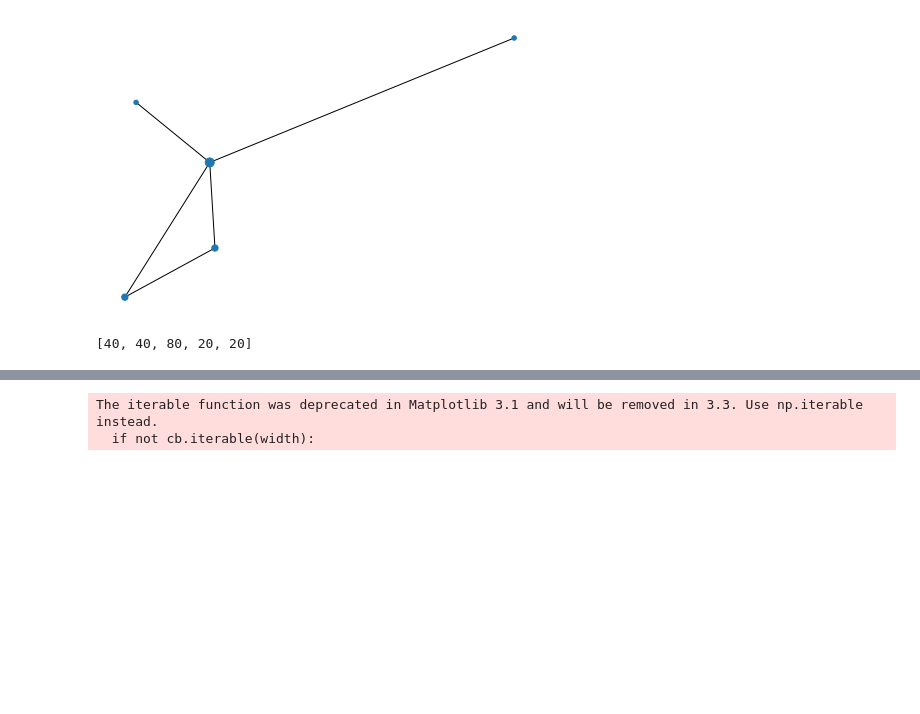
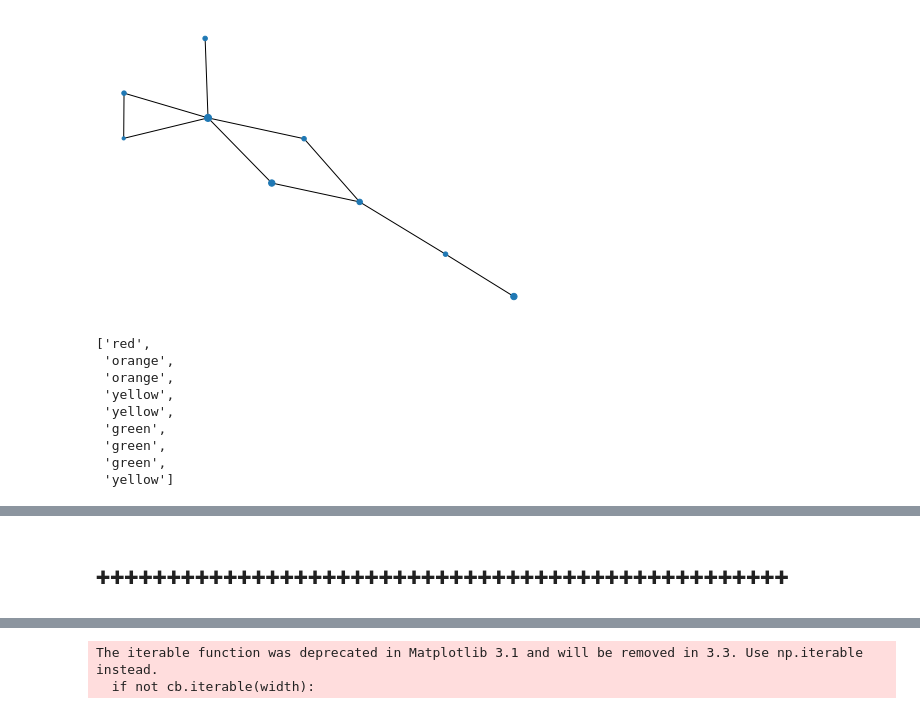
Before and after one commit to edwardchalstrey1/bokehfun, a Jupyter notebook: Network testing.ipynb, the cells around one changed output, grey strips where cells are left out. Saved outputs shown, nothing was run; the diff lists cells and outputs as text; code cells hidden in the pictures; blank space fills up the shorter version.

Commit message:
added type

```diff
--- a/Network testing.ipynb
+++ b/Network testing.ipynb
@@ -33,19 +33,3 @@ output_notebook()
 [interactive output not drawn]
 Loading BokehJS ...
 [interactive output not drawn]
-# %%
-G = nx.Graph()
-G.add_nodes_from([1,2,3,4,5], demand=10)
-G.add_edges_from([(1,2,{'weight':8}),(1,3,{'weight':7}),(2,3,{'weight':2}),(3,4,{'weight':12}),(3,5,{'weight':1})])
-# %%
-d = dict(G.degree)
-
-sizes = [v*20 for v in d.values()]
-
-nx.draw(G, nodelist=d.keys(), node_size=sizes)
-# %% [output]
-[figure, removed]
-# %%
-sizes
-# %% [output]
-[40, 40, 80, 20, 20]
@@ -52,3 +102,48 @@ sizes
+# %%
+def create_network(nodes):
+    G = nx.Graph()
+    for node in nodes:
+        G.add_node(node["id"], node_type=node["type"], demand=node["demand"][0], pol=node["pol"])
+        for edge in node["edges"]:
+            G.add_edge(node["id"], edge)
+    return G
+
+def color_picker(pollution_level):
+    if pollution_level == 0:
+        return "green"
+    elif pollution_level == 1:
+        return "yellow"
+    elif pollution_level == 2:
+        return "orange"
+    elif pollution_level == 3:
+        return "red"
+    else:
+        return "black"
+# %%
+test_graph = create_network(nodes)
+node_sizes = []
+node_ids = []
+for node in nodes:
+    node_ids.append(node["id"])
+    node_sizes.append(node["demand"][0] * 10)
+nx.draw(test_graph, nodelist=node_ids, node_size=node_sizes)
+# %% [output]
+[figure, added]
+# %%
+colors = []
+for node in nodes:
+    colors.append(color_picker(node["pol"][2]))
+colors
+# %% [output]
+['red',
+ 'orange',
+ 'orange',
+ 'yellow',
+ 'yellow',
+ 'green',
+ 'green',
+ 'green',
+ 'yellow']
 # %%
 # We could use figure here but don't want all the axes and titles
 plot = Plot(x_range=Range1d(-4, 4), y_range=Range1d(-4 ,4))
@@ -80,6 +175,9 @@ show(plot)
 # %% [output]
 [interactive output not drawn]
 [interactive output not drawn]
+# %% [markdown]
++++++++++++++++++++++++++++++++++++++++++++++++++
+======
 # %%
 hv_graph = hv.Graph.from_networkx(G, nx.layout.fruchterman_reingold_layout)
 labels = hv.Labels(hv_graph.nodes, ['x', 'y'], 'index')
```
Also changed, not shown: parts of 2 cells of this notebook.
